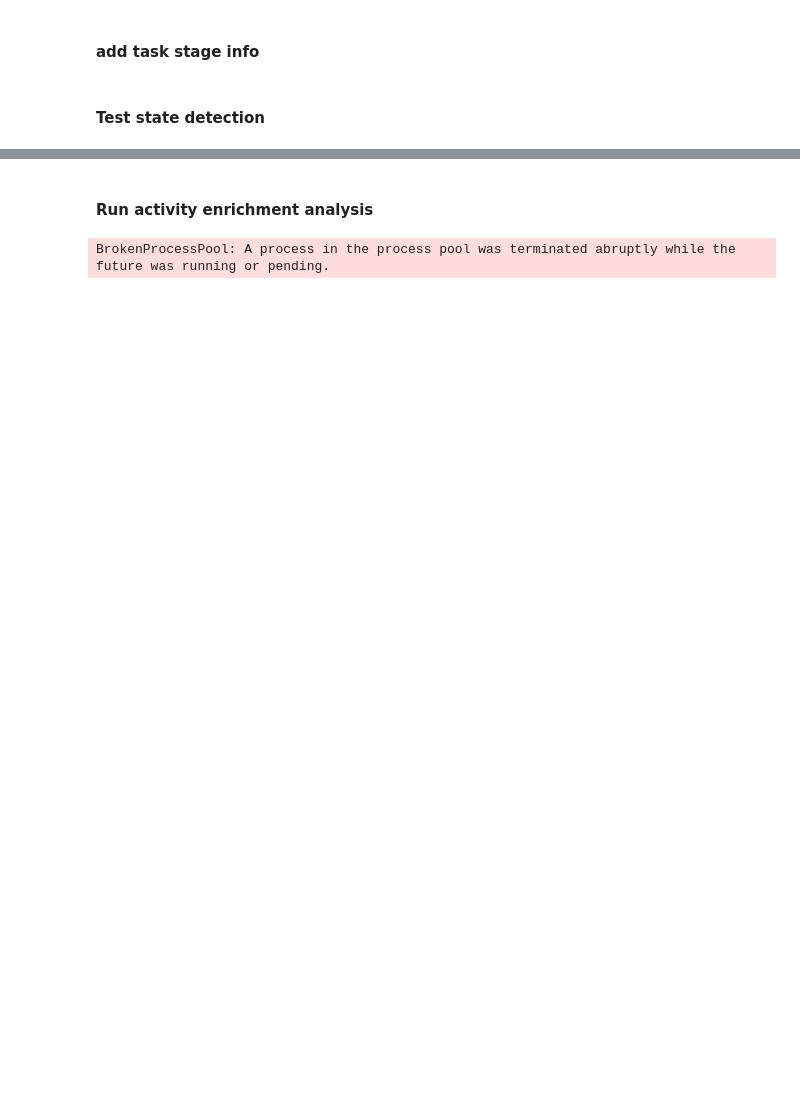
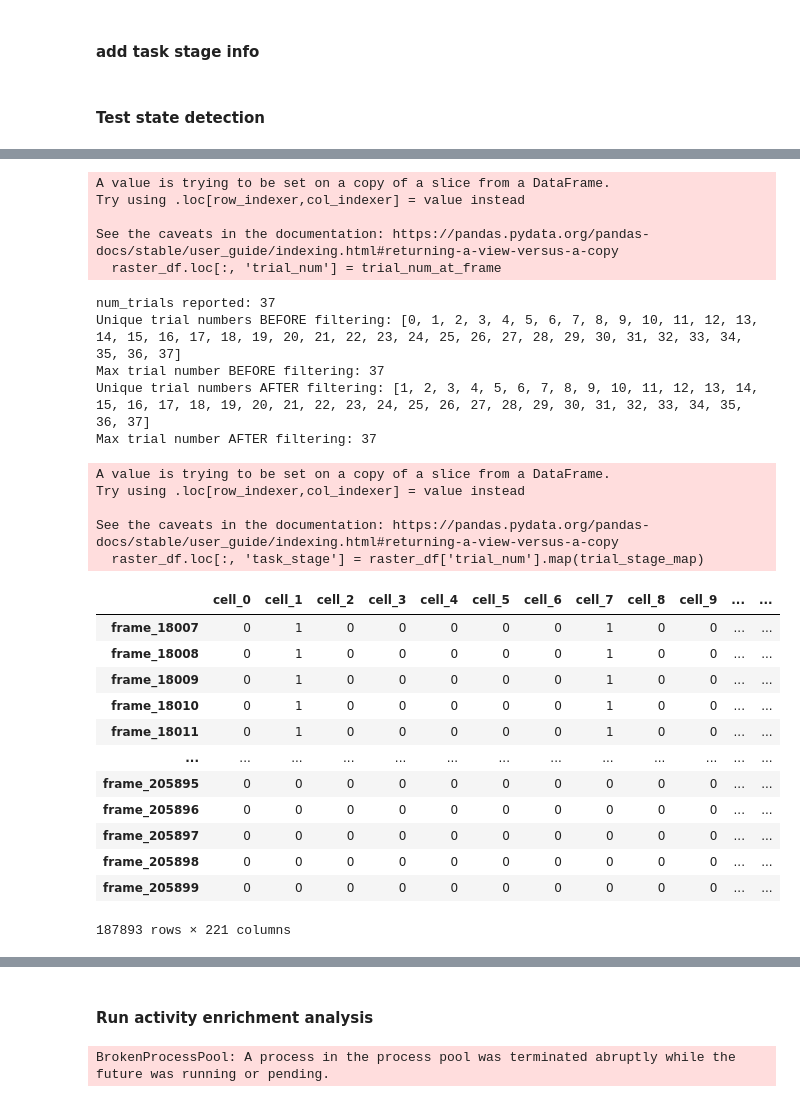
Before and after one commit to cjohnsoncruz/dlx56_mPFC_1p_SohalLab, a Jupyter notebook: code/preprocess matlab data v1.ipynb, the cells around one changed output, grey strips where cells are left out. Cells and saved outputs as stored; diff of their text form; code cells hidden in the pictures; blank space fills up the shorter version.

```diff
--- a/code/preprocess matlab data v1.ipynb
+++ b/code/preprocess matlab data v1.ipynb
@@ -596,0 +623,67 @@ _early_RS_end_index: 14
+# %%
+
+## function- get_trial_stage_map
+def get_trial_stage_map(stage_dict, stage_names, num_trials):
+    stage_in_trial = np.zeros((1, num_trials), dtype=object)
+    trial_range = np.arange(num_trials)
+    for s in stage_names:
+        stage_in_trial[0,stage_dict[s]] = s# use stage bool to fill array with stage name where true
+
+    trial_stage_map = {i+1:value for i,value in enumerate(stage_in_trial.squeeze())} #hashmap for trial's stage
+    return trial_stage_map
+# %%
+# 1. Transform frame label vector into trial vector
+
+labels = raster_df['labels']
+trial_num_at_frame, trial_start_index, num_trials = return_trial_num_at_frame(labels)
+raster_df.loc[:, 'trial_num'] = trial_num_at_frame
+
+print(f"num_trials reported: {num_trials}")
+print(f"Unique trial numbers BEFORE filtering: {sorted(raster_df['trial_num'].unique())}")
+print(f"Max trial number BEFORE filtering: {raster_df['trial_num'].max()}")
+
+
+# 2. Add trial number to raster_df
+# 3. drop frames that are not in a trial
+# After dropping trial_num == 0
+raster_df = raster_df[raster_df['trial_num'] > 0].copy()
+print(f"Unique trial numbers AFTER filtering: {sorted(raster_df['trial_num'].unique())}")
+print(f"Max trial number AFTER filtering: {raster_df['trial_num'].max()}")
+
+# 4. Add task stage to raster_df based off trial number at frame
+stage_dict = build_phase_masks(labels,analysis_config)
+stage_names = [k for k in stage_dict.keys() if not k.startswith('_')]
+
+#5. map trial num to stage
+trial_stage_map = get_trial_stage_map(stage_dict, stage_names, num_trials)
+raster_df.loc[:, 'task_stage'] = raster_df['trial_num'].map(trial_stage_map)
+raster_df
+# %% [output]
+A value is trying to be set on a copy of a slice from a DataFrame.
+Try using .loc[row_indexer,col_indexer] = value instead
+
+See the caveats in the documentation: https://pandas.pydata.org/pandas-docs/stable/user_guide/indexing.html#returning-a-view-versus-a-copy
+  raster_df.loc[:, 'trial_num'] = trial_num_at_frame
+num_trials reported: 37
+Unique trial numbers BEFORE filtering: [0, 1, 2, 3, 4, 5, 6, 7, 8, 9, 10, 11, 12, 13, 14, 15, 16, 17, 18, 19, 20, 21, 22, 23, 24, 25, 26, 27, 28, 29, 30, 31, 32, 33, 34, 35, 36, 37]
+Max trial number BEFORE filtering: 37
+Unique trial numbers AFTER filtering: [1, 2, 3, 4, 5, 6, 7, 8, 9, 10, 11, 12, 13, 14, 15, 16, 17, 18, 19, 20, 21, 22, 23, 24, 25, 26, 27, 28, 29, 30, 31, 32, 33, 34, 35, 36, 37]
+Max trial number AFTER filtering: 37
+A value is trying to be set on a copy of a slice from a DataFrame.
+Try using .loc[row_indexer,col_indexer] = value instead
+
+See the caveats in the documentation: https://pandas.pydata.org/pandas-docs/stable/user_guide/indexing.html#returning-a-view-versus-a-copy
+  raster_df.loc[:, 'task_stage'] = raster_df['trial_num'].map(trial_stage_map)
+|  | cell_0 | cell_1 | cell_2 | cell_3 | cell_4 | cell_5 | cell_6 | cell_7 | cell_8 | cell_9 | ... | ... |
+| frame_18007 | 0 | 1 | 0 | 0 | 0 | 0 | 0 | 1 | 0 | 0 | ... | ... |
+| frame_18008 | 0 | 1 | 0 | 0 | 0 | 0 | 0 | 1 | 0 | 0 | ... | ... |
+| frame_18009 | 0 | 1 | 0 | 0 | 0 | 0 | 0 | 1 | 0 | 0 | ... | ... |
+| frame_18010 | 0 | 1 | 0 | 0 | 0 | 0 | 0 | 1 | 0 | 0 | ... | ... |
+| frame_18011 | 0 | 1 | 0 | 0 | 0 | 0 | 0 | 1 | 0 | 0 | ... | ... |
+| ... | ... | ... | ... | ... | ... | ... | ... | ... | ... | ... | ... | ... |
+| frame_205895 | 0 | 0 | 0 | 0 | 0 | 0 | 0 | 0 | 0 | 0 | ... | ... |
+| frame_205896 | 0 | 0 | 0 | 0 | 0 | 0 | 0 | 0 | 0 | 0 | ... | ... |
+| frame_205897 | 0 | 0 | 0 | 0 | 0 | 0 | 0 | 0 | 0 | 0 | ... | ... |
+| frame_205898 | 0 | 0 | 0 | 0 | 0 | 0 | 0 | 0 | 0 | 0 | ... | ... |
+| frame_205899 | 0 | 0 | 0 | 0 | 0 | 0 | 0 | 0 | 0 | 0 | ... | ... |
+187893 rows × 221 columns
```
Also changed, not shown: parts of 14 cells of this notebook.
